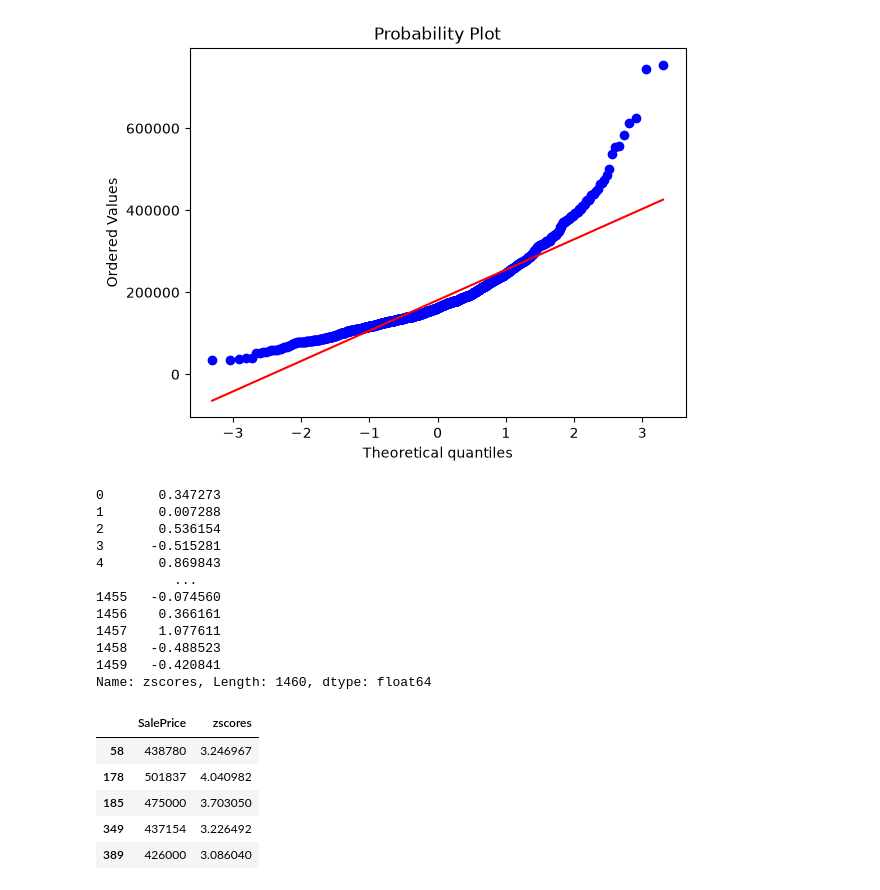
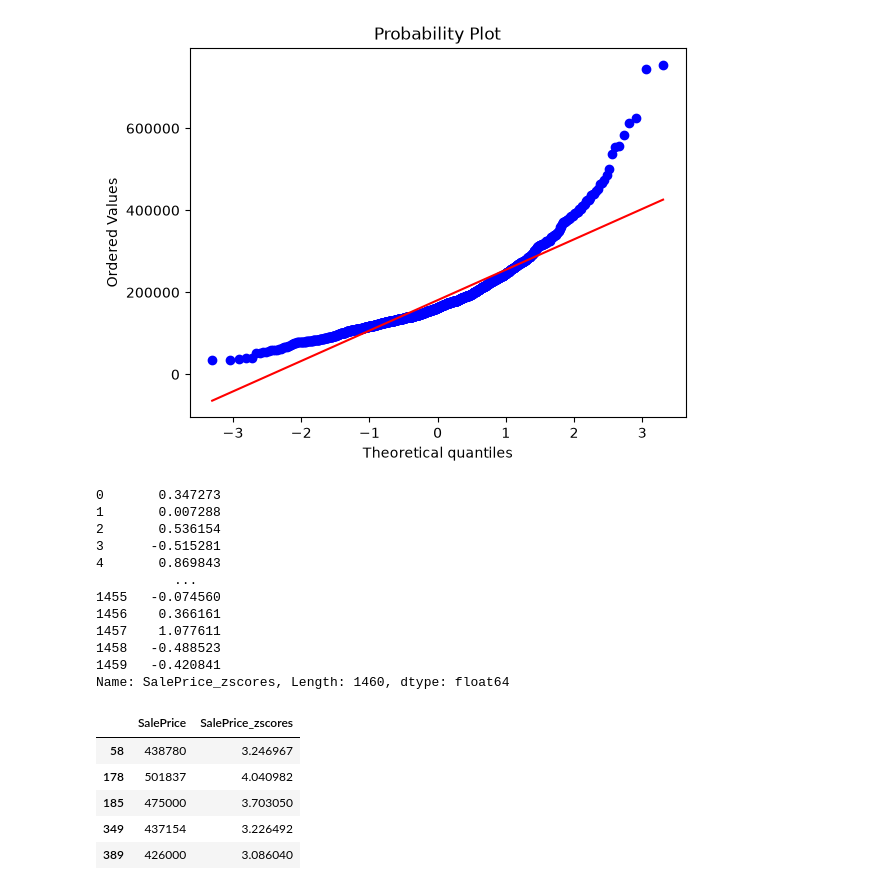
Before and after one commit to kanakamsandeep746-source/FeatureEngineering, a Jupyter notebook: feature.ipynb, the cells around one changed output. Saved outputs shown, nothing was run; the diff lists cells and outputs as text; code cells hidden in the pictures.

```diff
--- a/feature.ipynb
+++ b/feature.ipynb
@@ -477,8 +477,8 @@ plt.show()
 # %% [output]
 [figure]
 # %%
-df['zscores']=zscore(df['SalePrice']).tolist()
-df['zscores']
+df['SalePrice_zscores']=zscore(df['SalePrice']).tolist()
+df['SalePrice_zscores']
 # %% [output]
 0       0.347273
 1       0.007288
@@ -491,12 +491,12 @@ df['zscores']
 1457    1.077611
 1458   -0.488523
 1459   -0.420841
-Name: zscores, Length: 1460, dtype: float64
+Name: SalePrice_zscores, Length: 1460, dtype: float64
 # %%
-outliers=df[df['zscores']>3]
-outliers[['SalePrice','zscores']].head()
+outliers=df[df['SalePrice_zscores']>3]
+outliers[['SalePrice','SalePrice_zscores']].head()
 # %% [output]
-|  | SalePrice | zscores |
+|  | SalePrice | SalePrice_zscores |
 | 58 | 438780 | 3.246967 |
 | 178 | 501837 | 4.040982 |
 | 185 | 475000 | 3.703050 |
```
Also changed, not shown: parts of 13 cells of this notebook, 2 other files.
